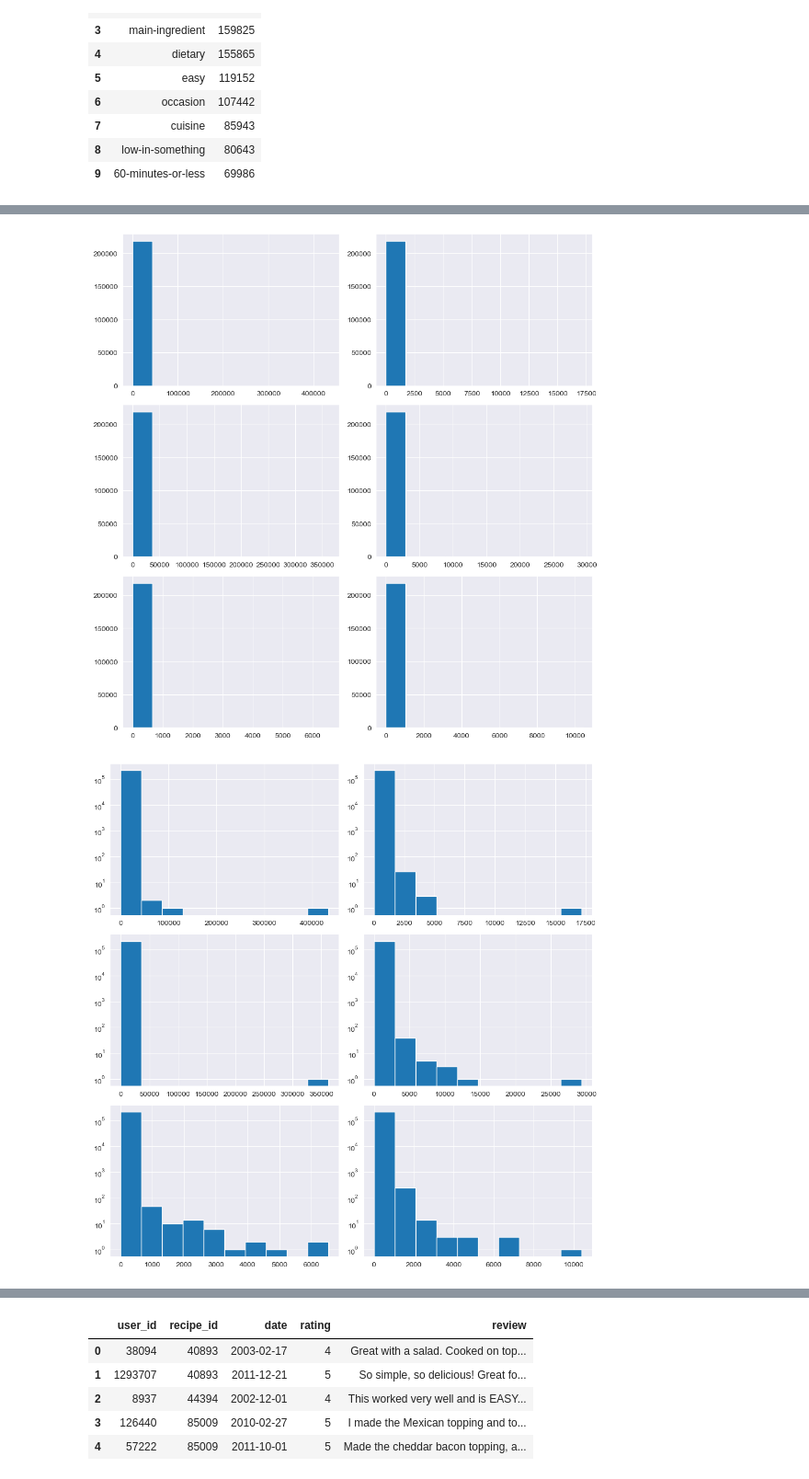
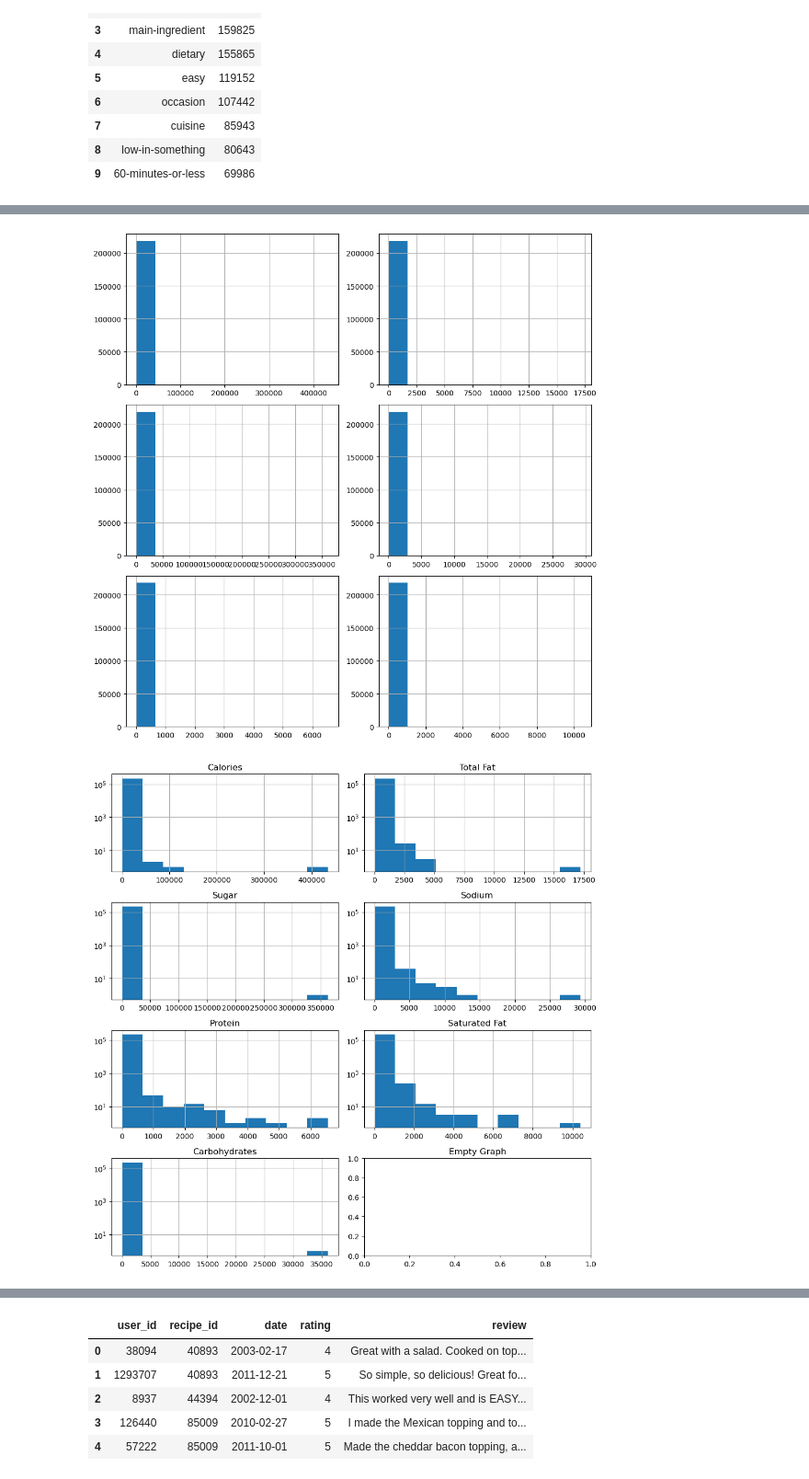
Before and after one commit to iamvinitk/food-finder, a Jupyter notebook: src/EDA.ipynb, the cells around one changed output, grey strips where cells are left out. Shown at 92% size. Drawn from its saved outputs; the diff is of its cells as text; code cells hidden in the pictures.

Commit message:
Added Carbohydrates and a new column to tell if food is health and veg or not

```diff
--- a/src/EDA.ipynb
+++ b/src/EDA.ipynb
@@ -9,5 +27,5 @@ import re
 # %%
-recipes = pd.read_csv('../dataset/RAW_recipes.csv')
+recipes = pd.read_csv('dataset/RAW_recipes.csv')
 # %%
 recipes.head()
 # %% [output]
@@ -174,8 +192,8 @@ pd.DataFrame(tag_counts.most_common(50), columns=['tag', 'count']).plot.bar(x='t
 # %%
 import numpy as np
 
-# nutrition = (calories (#), total fat (PDV), sugar (PDV) , sodium (PDV) , protein (PDV) , saturated fat)
-# add new columns for calories, total_fat, sugar, sodium, protein, saturated_fat
+# nutrition = (calories (#), total fat (PDV), sugar (PDV) , sodium (PDV) , protein (PDV) , saturated fat(PDV), carbohydrates(PDV))
+# add new columns for calories, total_fat, sugar, sodium, protein, saturated_fat, carbohydrates
 # nutrition is string = '[269.8, 22.0, 32.0, 48.0, 39.0, 27.0, 5.0]'
 # extract the numbers from the string using numpy
 recipes['calories'] = recipes.nutrition.apply(lambda x: np.nan if pd.isnull(x) else eval(x)[0])
@@ -184,6 +202,7 @@ recipes['sugar'] = recipes.nutrition.apply(lambda x: np.nan if pd.isnull(x) else
 recipes['sodium'] = recipes.nutrition.apply(lambda x: np.nan if pd.isnull(x) else eval(x)[3])
 recipes['protein'] = recipes.nutrition.apply(lambda x: np.nan if pd.isnull(x) else eval(x)[4])
 recipes['saturated_fat'] = recipes.nutrition.apply(lambda x: np.nan if pd.isnull(x) else eval(x)[5])
+recipes['carbohydrates'] = recipes.nutrition.apply(lambda x: np.nan if pd.isnull(x) else eval(x)[6])
 # %%
 recipes.head(5)
 # %% [output]
@@ -231,22 +251,30 @@ recipes.saturated_fat.hist(ax=axes[2, 1])
 plt.tight_layout()
 plt.show()
 # %% [output]
-[figure, old version]
+[figure, new version]
 # %%
 # there are some outliers in the data, remove them
 # let's plot a log scale to see the distribution
-fig, axes = plt.subplots(nrows=3, ncols=2, figsize=(10, 10))
+fig, axes = plt.subplots(nrows=4, ncols=2, figsize=(10, 10))
 recipes.calories.hist(ax=axes[0, 0], log=True)
+axes[0, 0].set_title('Calories')
 recipes.total_fat.hist(ax=axes[0, 1], log=True)
+axes[0, 1].set_title('Total Fat')
 recipes.sugar.hist(ax=axes[1, 0], log=True)
+axes[1, 0].set_title('Sugar')
 recipes.sodium.hist(ax=axes[1, 1], log=True)
+axes[1, 1].set_title('Sodium')
 recipes.protein.hist(ax=axes[2, 0], log=True)
+axes[2, 0].set_title('Protein')
 recipes.saturated_fat.hist(ax=axes[2, 1], log=True)
-
+axes[2, 1].set_title('Saturated Fat')
+recipes.carbohydrates.hist(ax=axes[3, 0], log=True)
+axes[3, 0].set_title('Carbohydrates')
+axes[3, 1].set_title('Empty Graph')
 plt.tight_layout()
 plt.show()
 # %% [output]
-[figure, old version]
+[figure, new version]
 # %%
 recipes.describe()
 # %% [output]
```
Also changed, not shown: parts of 34 cells of this notebook.
